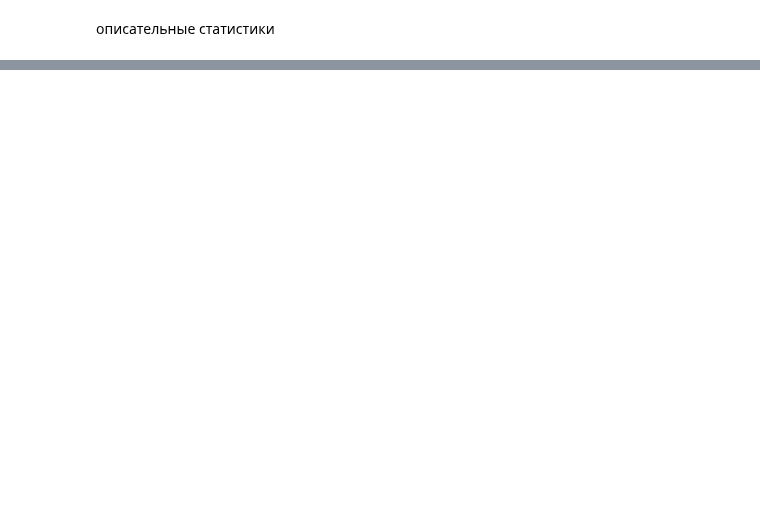
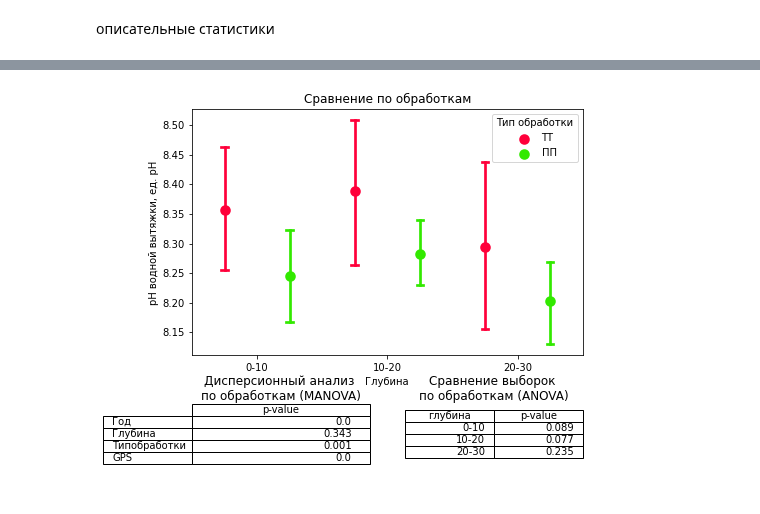
Before and after one commit to hukitoc94/total_archangelskiy, a Jupyter notebook: field_scale/field_data/field_data_analis.ipynb, the cells around one changed output, grey strips where cells are left out. Cells and saved outputs as stored; diff of their text form; code cells hidden in the pictures; blank space fills up the shorter version.

```diff
--- a/field_scale/field_data/field_data_analis.ipynb
+++ b/field_scale/field_data/field_data_analis.ipynb
@@ -462,0 +141,4 @@ LinAlgError: Singular matrix
+# %%
+_,_,_ ,fig = data_processing(df = agrochemistry_main, type_ = 'Тип обработки', agrochem_property = 'рН водной вытяжки, ед. рН', to_lable = "обработкам")
+# %% [output]
+[figure, added]
```
Also changed, not shown: parts of 49 cells of this notebook, 1 other file.
